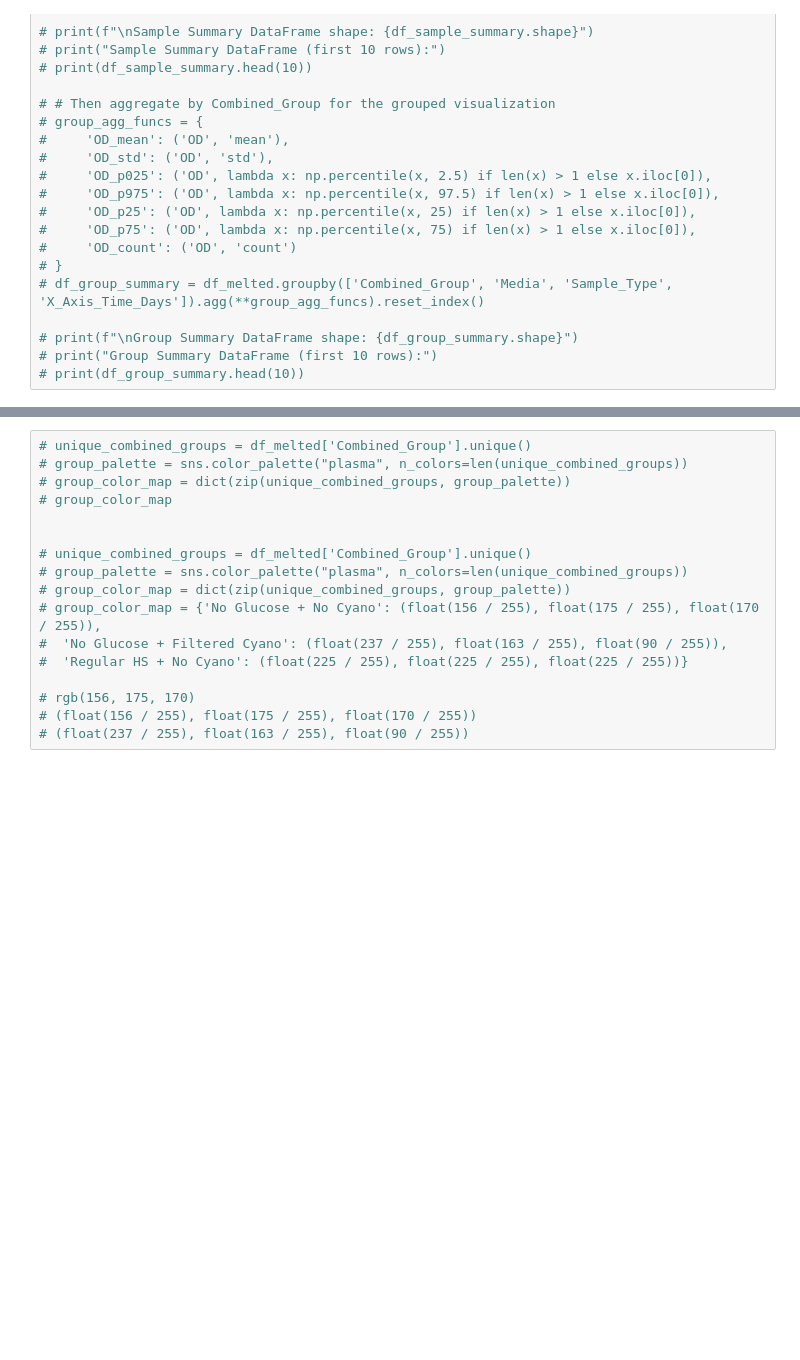
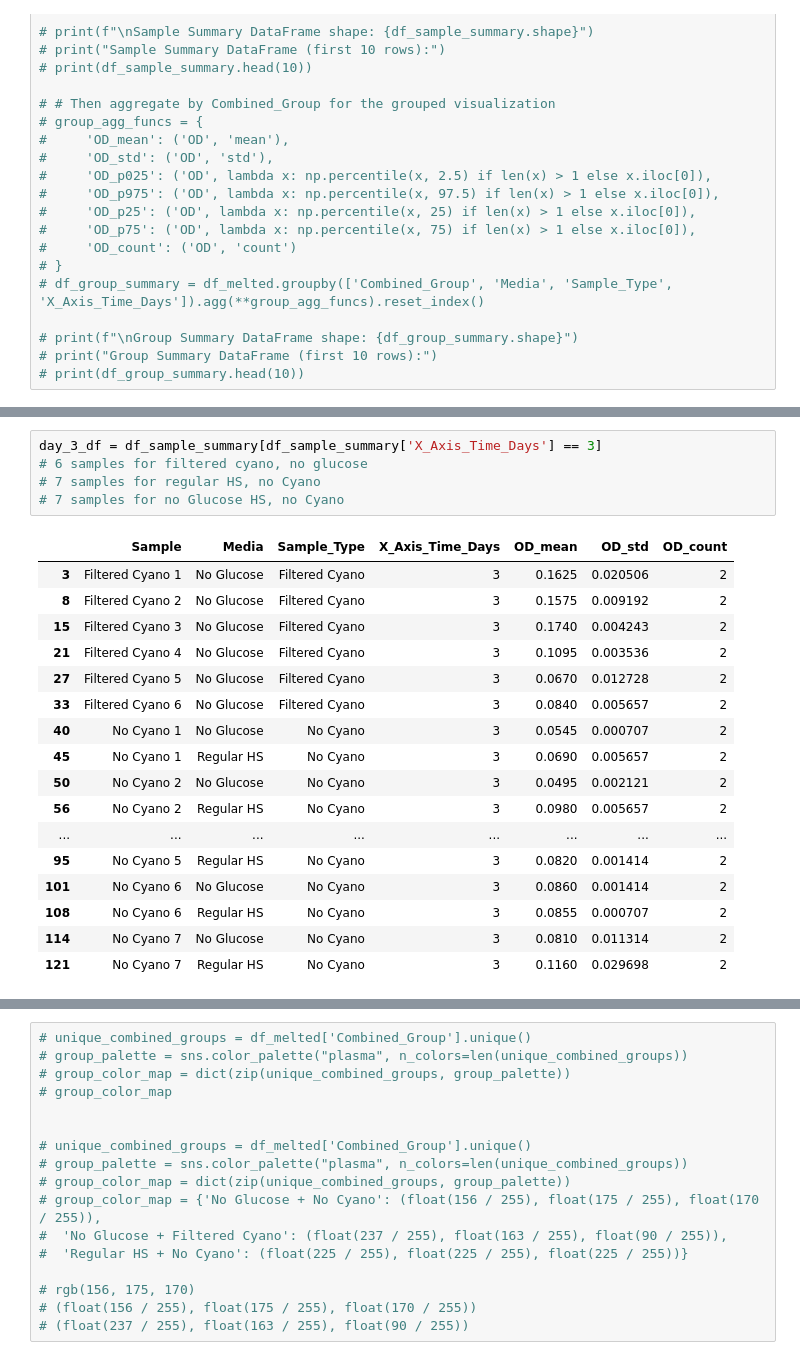
Before and after one commit to ingie-baho/cyano-engineered-parasitisism, a Jupyter notebook: Recycled Media Experiments/cyanobacteria_to_krhaeticus.ipynb, the cells around one changed output, grey strips where cells are left out. Drawn from its saved outputs; the diff is of its cells as text; blank space fills up the shorter version.

```diff
--- a/Recycled Media Experiments/cyanobacteria_to_krhaeticus.ipynb
+++ b/Recycled Media Experiments/cyanobacteria_to_krhaeticus.ipynb
@@ -501,0 +502,23 @@ Media types: No Glucose, Regular HS
+# %%
+day_3_df = df_sample_summary[df_sample_summary['X_Axis_Time_Days'] == 3]
+# 6 samples for filtered cyano, no glucose
+# 7 samples for regular HS, no Cyano
+# 7 samples for no Glucose HS, no Cyano
+# %% [output]
+|  | Sample | Media | Sample_Type | X_Axis_Time_Days | OD_mean | OD_std | OD_count |
+| 3 | Filtered Cyano 1 | No Glucose | Filtered Cyano | 3 | 0.1625 | 0.020506 | 2 |
+| 8 | Filtered Cyano 2 | No Glucose | Filtered Cyano | 3 | 0.1575 | 0.009192 | 2 |
+| 15 | Filtered Cyano 3 | No Glucose | Filtered Cyano | 3 | 0.1740 | 0.004243 | 2 |
+| 21 | Filtered Cyano 4 | No Glucose | Filtered Cyano | 3 | 0.1095 | 0.003536 | 2 |
+| 27 | Filtered Cyano 5 | No Glucose | Filtered Cyano | 3 | 0.0670 | 0.012728 | 2 |
+| 33 | Filtered Cyano 6 | No Glucose | Filtered Cyano | 3 | 0.0840 | 0.005657 | 2 |
+| 40 | No Cyano 1 | No Glucose | No Cyano | 3 | 0.0545 | 0.000707 | 2 |
+| 45 | No Cyano 1 | Regular HS | No Cyano | 3 | 0.0690 | 0.005657 | 2 |
+| 50 | No Cyano 2 | No Glucose | No Cyano | 3 | 0.0495 | 0.002121 | 2 |
+| 56 | No Cyano 2 | Regular HS | No Cyano | 3 | 0.0980 | 0.005657 | 2 |
+| ... | ... | ... | ... | ... | ... | ... | ... |
+| 95 | No Cyano 5 | Regular HS | No Cyano | 3 | 0.0820 | 0.001414 | 2 |
+| 101 | No Cyano 6 | No Glucose | No Cyano | 3 | 0.0860 | 0.001414 | 2 |
+| 108 | No Cyano 6 | Regular HS | No Cyano | 3 | 0.0855 | 0.000707 | 2 |
+| 114 | No Cyano 7 | No Glucose | No Cyano | 3 | 0.0810 | 0.011314 | 2 |
+| 121 | No Cyano 7 | Regular HS | No Cyano | 3 | 0.1160 | 0.029698 | 2 |
```
Also changed, not shown: parts of 3 cells of this notebook, 2 other files.
